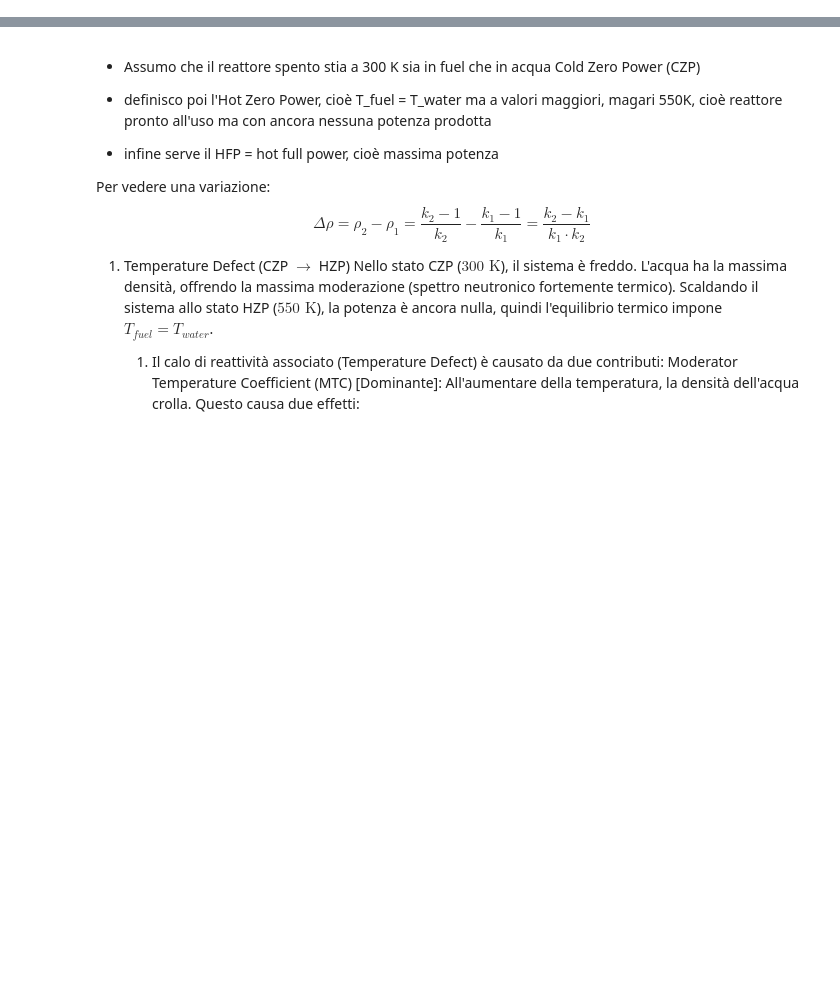
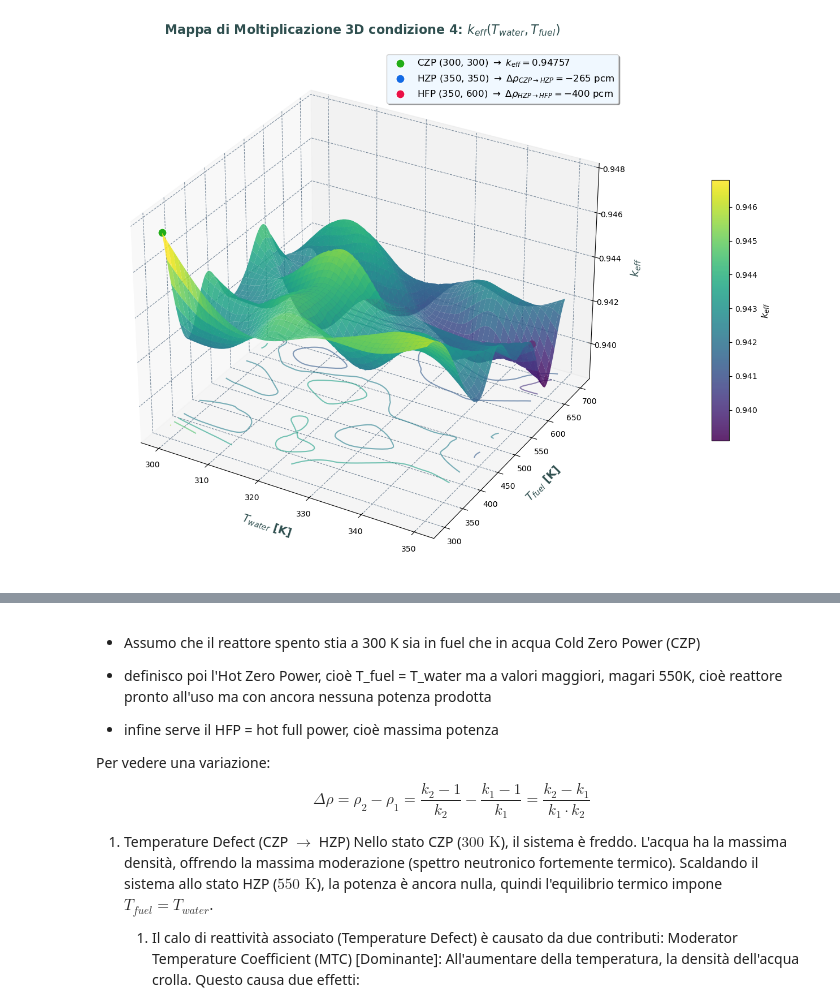
Before and after one commit to oblivion0218/Tesi-Magistrale, a Jupyter notebook: Open MC/reattore_4/auto/analisi.ipynb, the cells around one changed output, grey strips where cells are left out. Saved outputs shown, nothing was run; the diff lists cells and outputs as text; code cells hidden in the pictures; blank space fills up the shorter version.

```diff
--- a/Open MC/reattore_4/auto/analisi.ipynb
+++ b/Open MC/reattore_4/auto/analisi.ipynb
@@ -137,3 +138,71 @@ plt.show()
+# %%
+from scipy.interpolate import griddata
+
+# 1. Estrazione vettori coordinate
+y = df['T_fuel'].values
+x = df['T_water'].values
+z = df['k_eff'].values
+
+# 2. Creazione di una griglia fitta per l'interpolazione (100x100 punti)
+grid_x, grid_y = np.mgrid[min(x):max(x):100j, min(y):max(y):100j]
+
+# 3. Interpolazione spaziale
+grid_z = griddata((x, y), z, (grid_x, grid_y), method='cubic')
+
+# --- DEFINIZIONE PUNTI E CALCOLO REATTIVITÀ ---
+# Assegnazione coordinate termiche
+T_w_czp, T_f_czp = 300.0, 300.0
+T_w_hzp, T_f_hzp = T_water_HZP, T_fuel_HZP
+T_w_hfp, T_f_hfp = T_water_HZP, T_fuel_HFP  #  T_water_HFP = T_water_HZP
+
+# Estrazione del k_eff interpolato per i tre punti specifici
+k_czp = float(griddata((x, y), z, (T_w_czp, T_f_czp), method='cubic'))
+k_hzp = float(griddata((x, y), z, (T_w_hzp, T_f_hzp), method='cubic'))
+k_hfp = float(griddata((x, y), z, (T_w_hfp, T_f_hfp), method='cubic'))
+
+# Calcolo del delta reattività (in pcm) tra gli step
+drho_czp_hzp = ((k_hzp - k_czp) / (k_hzp * k_czp)) * 100000
+drho_hzp_hfp = ((k_hfp - k_hzp) / (k_hfp * k_hzp)) * 100000
+
+# 4. Setup del plot
+fig = plt.figure(figsize=(16, 10))
+ax = fig.add_subplot(111, projection='3d')
+
+# 5. Plot della superficie 3D e proiezione contour
+surf = ax.plot_surface(grid_x, grid_y, grid_z, cmap="viridis", edgecolor='none', alpha=0.85)
+cset = ax.contour(grid_x, grid_y, grid_z, zdir='z', offset=np.nanmin(grid_z), cmap="viridis", alpha=0.6)
+
+# --- PLOT DEI PUNTI OPERATIVI (CZP, HZP, HFP) ---
+ax.scatter(T_w_czp, T_f_czp, k_czp, color="#22AD18", s=120, edgecolors='w', depthshade=True,
+           label=rf'CZP (300, 300) $\rightarrow$ $k_{{eff}}={k_czp:.5f}$')
+
+ax.scatter(T_w_hzp, T_f_hzp, k_hzp, color="#126AE5", s=120, edgecolors='w', depthshade=False,
+           label=rf'HZP ({T_w_hzp:.0f}, {T_f_hzp:.0f}) $\rightarrow$ $\Delta\rho_{{CZP \to HZP}} = {drho_czp_hzp:.0f}$ pcm')
+
+ax.scatter(T_w_hfp, T_f_hfp, k_hfp, color="#EA1046", s=120, edgecolors='w', depthshade=False,
+           label=rf'HFP ({T_w_hfp:.0f}, {T_f_hfp:.0f}) $\rightarrow$ $\Delta\rho_{{HZP \to HFP}} = {drho_hzp_hfp:.0f}$ pcm')
+
+# 6. Formattazione Titolo e Labels
+ax.set_title(rf"Mappa di Moltiplicazione 3D condizione {index}: $k_{{eff}}(T_{{water}}, T_{{fuel}})$",
+             fontsize=16, fontweight='bold', color='#2F4F4F', pad=20)
+ax.set_xlabel(r"$T_{water}$ [K]", fontsize=14, fontweight='bold', color='#2F4F4F', labelpad=12)
+ax.set_ylabel(r"$T_{fuel}$ [K]", fontsize=14, fontweight='bold', color='#2F4F4F', labelpad=12)
+ax.set_zlabel(r"$k_{eff}$", fontsize=14, fontweight='bold', color='#2F4F4F', labelpad=12)
+
+# 7. Formattazione Griglia
+for axis in [ax.xaxis, ax.yaxis, ax.zaxis]:
+    axis._axinfo["grid"].update({"color": "#778899", "linestyle": "--", "alpha": 0.6})
+
+# 8. Colorbar e Legenda
+cbar = fig.colorbar(surf, ax=ax, shrink=0.5, aspect=15, pad=0.1)
+cbar.set_label(r'$k_{eff}$', fontsize=12)
+
+ax.legend(loc='upper right', frameon=True, shadow=True, fontsize=12, facecolor='#F0F8FF')
+
+plt.tight_layout()
+plt.show()
+# %% [output]
+[figure, added]
 # %%
 plt.figure(figsize=(16, 10))
 t_waters = df['T_water'].unique()
```
Also changed, not shown: parts of 7 cells of this notebook, 14 other files.
